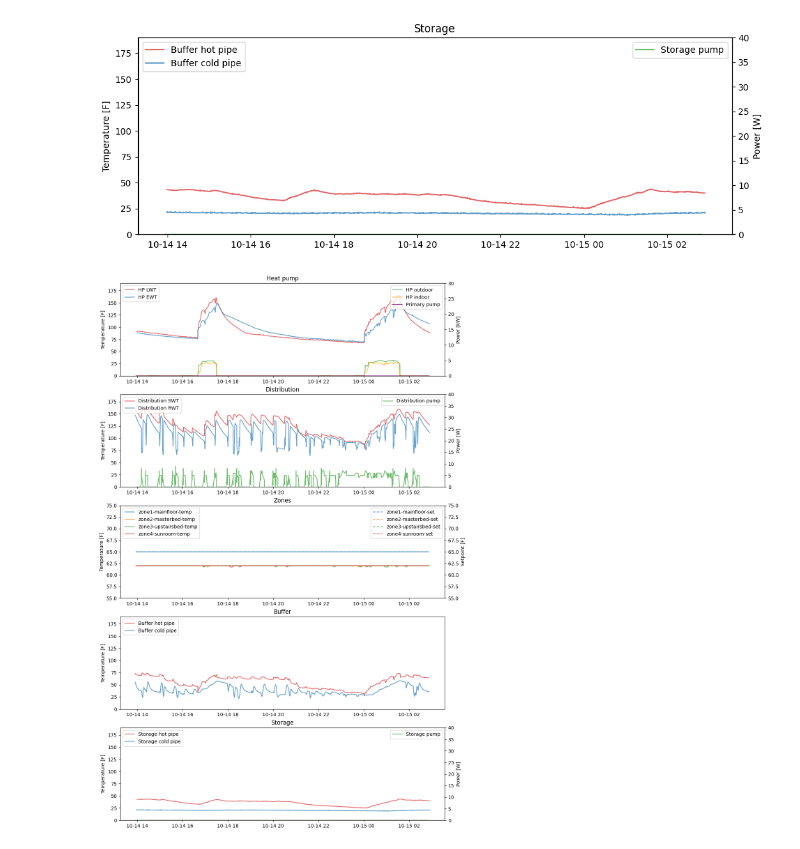
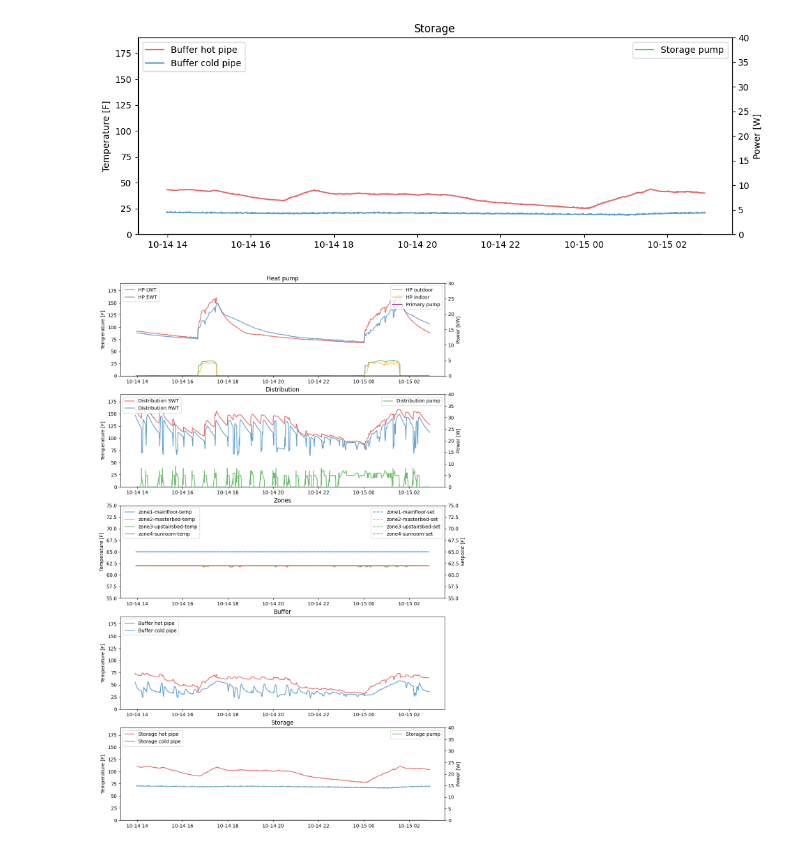
Before and after one commit to thegridelectric/visualizer, a Jupyter notebook: plots_wip.ipynb, the cells around one changed output. Saved outputs shown, nothing was run; the diff lists cells and outputs as text; code cells hidden in the pictures.

Commit message:
Plots WIP

```diff
--- a/plots_wip.ipynb
+++ b/plots_wip.ipynb
@@ -420,7 +420,10 @@ fourth_plot_keys = []
 for key in channels.keys():
     if 'buffer' in key:
         fourth_plot_keys.append(key)
-        channels[key]['values'] = [x/1000 for x in channels[key]['values']]
+        if 'pipe' in key:
+            channels[key]['values'] = [to_fahrenheit(x/1000) for x in channels[key]['values']]
+        else:
+            channels[key]['values'] = [x/1000 for x in channels[key]['values']]
         channels[key]['times'] = [x/1000 for x in channels[key]['times']]
         channels[key]['times'] = pd.to_datetime(channels[key]['times'], unit='s')
         channels[key]['times'] = channels[key]['times'].tz_localize('America/New_York')
@@ -442,33 +445,36 @@ fifth_plot_keys = []
 for key in channels.keys():
     if 'store' in key:
         fifth_plot_keys.append(key)
-        channels[key]['values'] = [x/1000 for x in channels[key]['values']]
+        if 'pipe' in key:
+            channels[key]['values'] = [to_fahrenheit(x/1000) for x in channels[key]['values']]
+        else:
+            channels[key]['values'] = [x/1000 for x in channels[key]['values']]
         channels[key]['times'] = [x/1000 for x in channels[key]['times']]
         channels[key]['times'] = pd.to_datetime(channels[key]['times'], unit='s')
         channels[key]['times'] = channels[key]['times'].tz_localize('America/New_York')
 
 ax[4].plot(channels['store-hot-pipe']['times'], channels['store-hot-pipe']['values'],
            color='tab:red', alpha=0.7, label='Storage hot pipe')
 ax[4].plot(channels['store-cold-pipe']['times'], channels['store-cold-pipe']['values'],
            color='tab:blue', alpha=0.7, label='Storage cold pipe')
 ax[4].set_ylabel('Temperature [F]')
 ax[4].set_ylim([0,190])
 ax[4].legend(loc='upper left')
 ax24 = ax[4].twinx()
 ax24.plot(channels['store-pump-pwr']['times'], channels['store-pump-pwr']['values'],
           color='tab:green', alpha=0.7, label='Storage pump')
 ax24.set_ylabel('Power [W]')
 ax24.set_ylim([0,40])
 ax24.legend(loc='upper right')
 ax[4].set_title('Storage')
 
 
 ax[0].tick_params(axis='x', which='both', labelbottom=True)
 ax[1].tick_params(axis='x', which='both', labelbottom=True)
 ax[2].tick_params(axis='x', which='both', labelbottom=True)
 ax[3].tick_params(axis='x', which='both', labelbottom=True)
 ax[4].tick_params(axis='x', which='both', labelbottom=True)
 
 plt.show()
 # %% [output]
-[figure, old version]
+[figure, new version]
```
